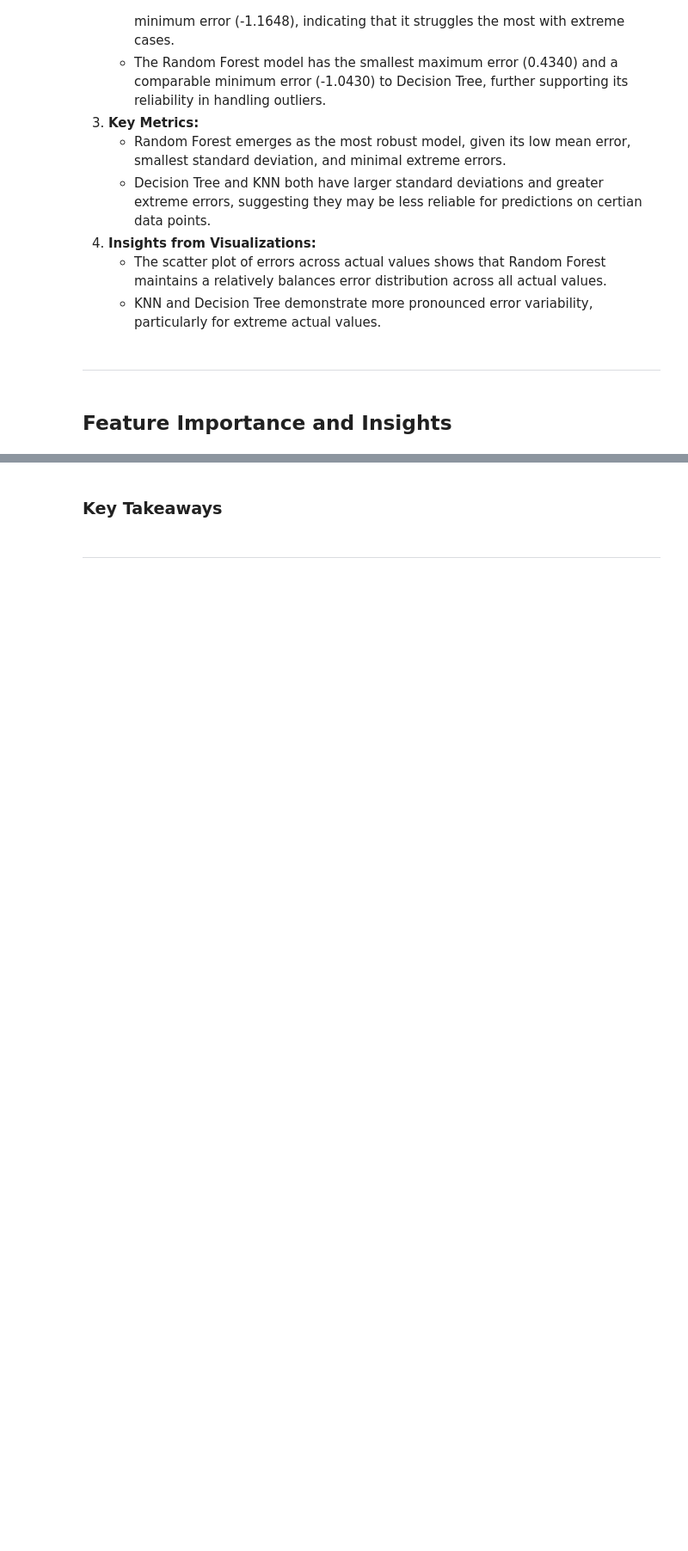
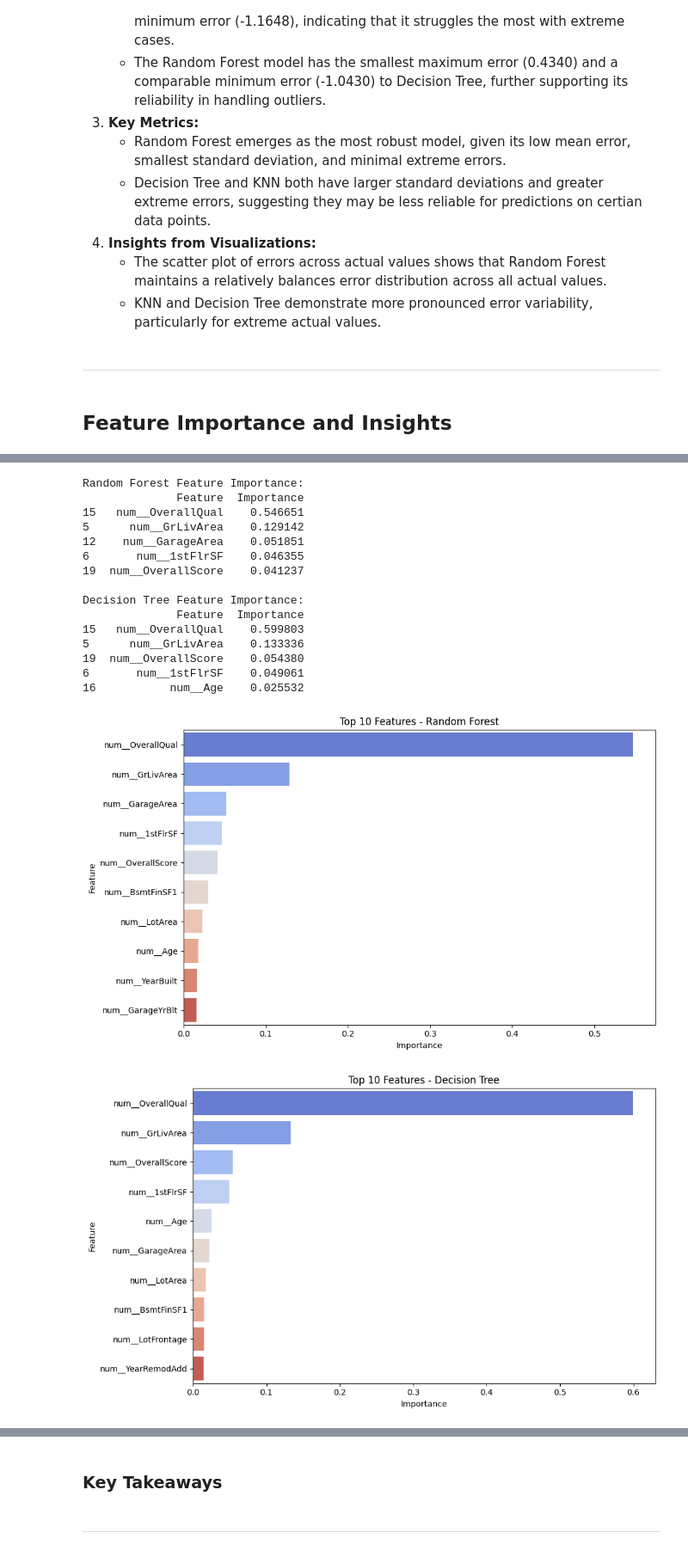
Before and after one commit to TonichaB/Predictive-Analytics-PP5, a Jupyter notebook: jupyter_notebooks/05_Model_Training_and_Evaluation.ipynb, the cells around one changed output, grey strips where cells are left out. Shown at 86% size. Drawn from its saved outputs; the diff is of its cells as text; code cells hidden in the pictures; blank space fills up the shorter version.

Commit message:
feat: Add feature importance analysis for Random Forest and Decision Tree models with visualizations and observations.

```diff
--- a/jupyter_notebooks/05_Model_Training_and_Evaluation.ipynb
+++ b/jupyter_notebooks/05_Model_Training_and_Evaluation.ipynb
@@ -1254,0 +1265,55 @@ print(error_metrics)
+# %%
+# Feature Importance for Random Forest
+rf_feature_importances = pd.DataFrame({
+    "Feature": x_train.columns,
+    "Importance": best_rf.feature_importances_
+}).sort_values(by="Importance", ascending=False)
+
+# Feature Importance for Decision Tree
+dt_feature_importances = pd.DataFrame({
+    "Feature": x_train.columns,
+    "Importance": best_dt.feature_importances_
+}).sort_values(by="Importance", ascending=False)
+
+# Display Results
+print("Random Forest Feature Importance:")
+print(rf_feature_importances.head())
+
+print("\nDecision Tree Feature Importance:")
+print(dt_feature_importances.head())
+
+# Plot Feature Importance for Random Forest
+plt.figure(figsize=(10, 6))
+sns.barplot(data=rf_feature_importances.head(10), x="Importance", y="Feature", palette="coolwarm")
+plt.title("Top 10 Features - Random Forest")
+plt.xlabel("Importance")
+plt.ylabel("Feature")
+plt.tight_layout()
+plt.show()
+
+# Plot Feature Importance for Decision Tree
+plt.figure(figsize=(10, 6))
+sns.barplot(data=dt_feature_importances.head(10), x="Importance", y="Feature", palette="coolwarm")
+plt.title("Top 10 Features - Decision Tree")
+plt.xlabel("Importance")
+plt.ylabel("Feature")
+plt.tight_layout()
+plt.show()
+# %% [output]
+Random Forest Feature Importance:
+              Feature  Importance
+15   num__OverallQual    0.546651
+5      num__GrLivArea    0.129142
+12    num__GarageArea    0.051851
+6       num__1stFlrSF    0.046355
+19  num__OverallScore    0.041237
+
+Decision Tree Feature Importance:
+              Feature  Importance
+15   num__OverallQual    0.599803
+5      num__GrLivArea    0.133336
+19  num__OverallScore    0.054380
+6       num__1stFlrSF    0.049061
+16           num__Age    0.025532
+[figure, added]
+[figure, added]
```
Also changed, not shown: parts of 3 cells of this notebook.
